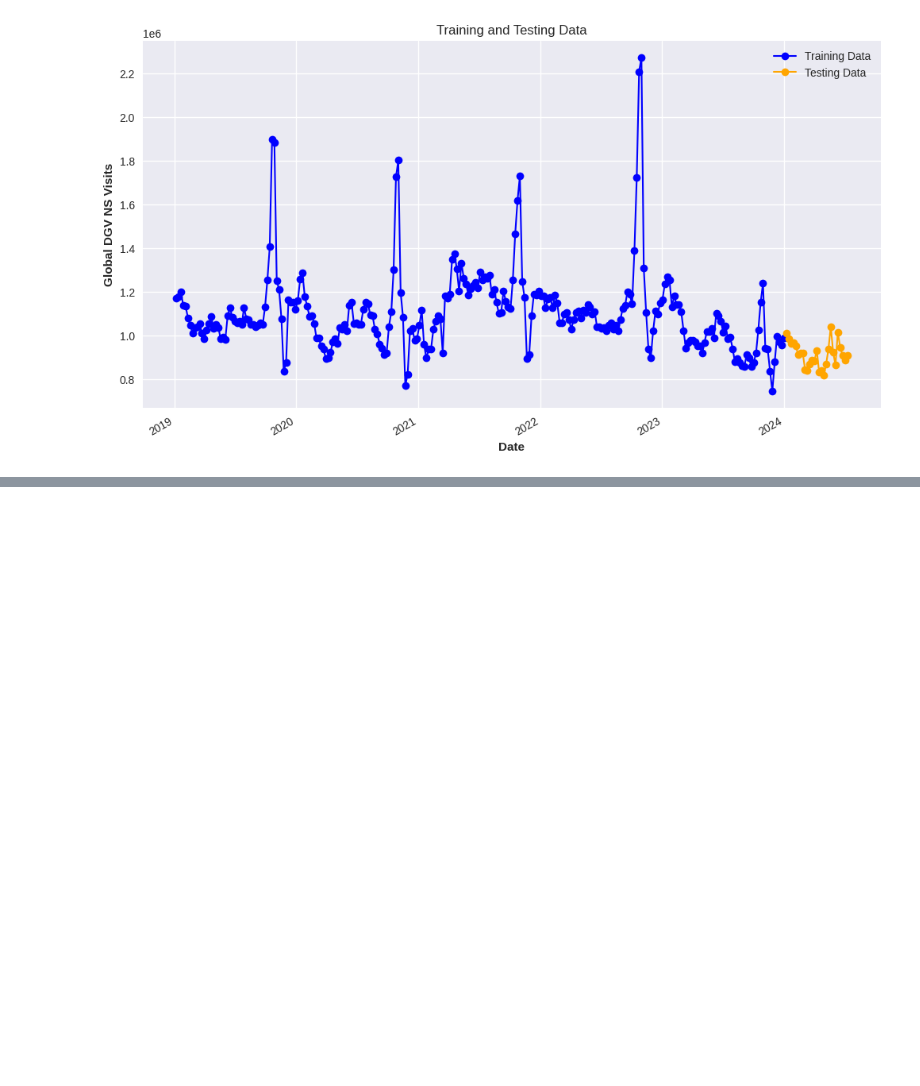
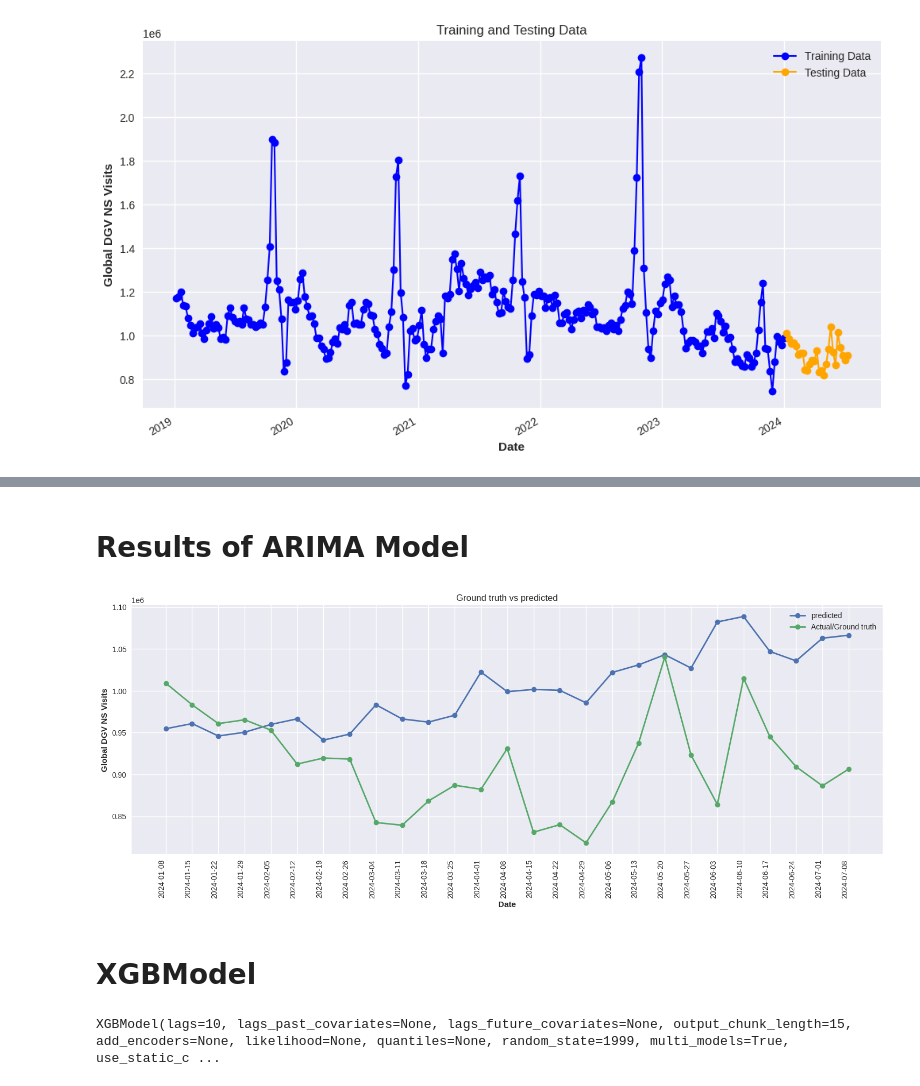
Before and after one commit to iffishells/WebSite-Traffic-Forecasting, a Jupyter notebook: Notebooks/modeling_version_01.ipynb, the cells around one changed output, grey strips where cells are left out. Drawn from its saved outputs; the diff is of its cells as text; code cells hidden in the pictures; blank space fills up the shorter version.

```diff
--- a/Notebooks/modeling_version_01.ipynb
+++ b/Notebooks/modeling_version_01.ipynb
@@ -67,0 +161,40 @@ test_series.plot()
+# %% [markdown]
+# Results of ARIMA Model
+# %%
+plt.figure(figsize=(18, 6))
+forcast_arima = arima_model.predict(horizan)
+arima_model.predict(horizan).plot(marker='o',label='predicted')
+test_series.plot(marker='o',label='Actual/Ground truth')
+# Add title and labels
+plt.title('Ground truth vs predicted')
+plt.xlabel('Date')
+plt.ylabel('Global DGV NS Visits')
+plt.xticks(forcast_arima.time_index, forcast_arima.time_index.strftime('%Y-%m-%d'), rotation=90)
+
+# Add grid lines
+plt.grid(True)
+
+# Add legend
+plt.legend()
+
+# Display the plot
+plt.show()
+# %% [output]
+[figure, added]
+# %% [markdown]
+# XGBModel
+# %%
+from darts.models.forecasting.xgboost import XGBModel
+
+xgb_model =XGBModel(lags=10,
+                output_chunk_length=15,
+                random_state=1999,
+                multi_models=True,
+                lags_future_covariates=None,
+                lags_past_covariates=None
+
+
+            )
+xgb_model.fit(train_series)
+# %% [output]
+XGBModel(lags=10, lags_past_covariates=None, lags_future_covariates=None, output_chunk_length=15, add_encoders=None, likelihood=None, quantiles=None, random_state=1999, multi_models=True, use_static_c ...
```
Also changed, not shown: parts of 22 cells of this notebook, 1 other file.
